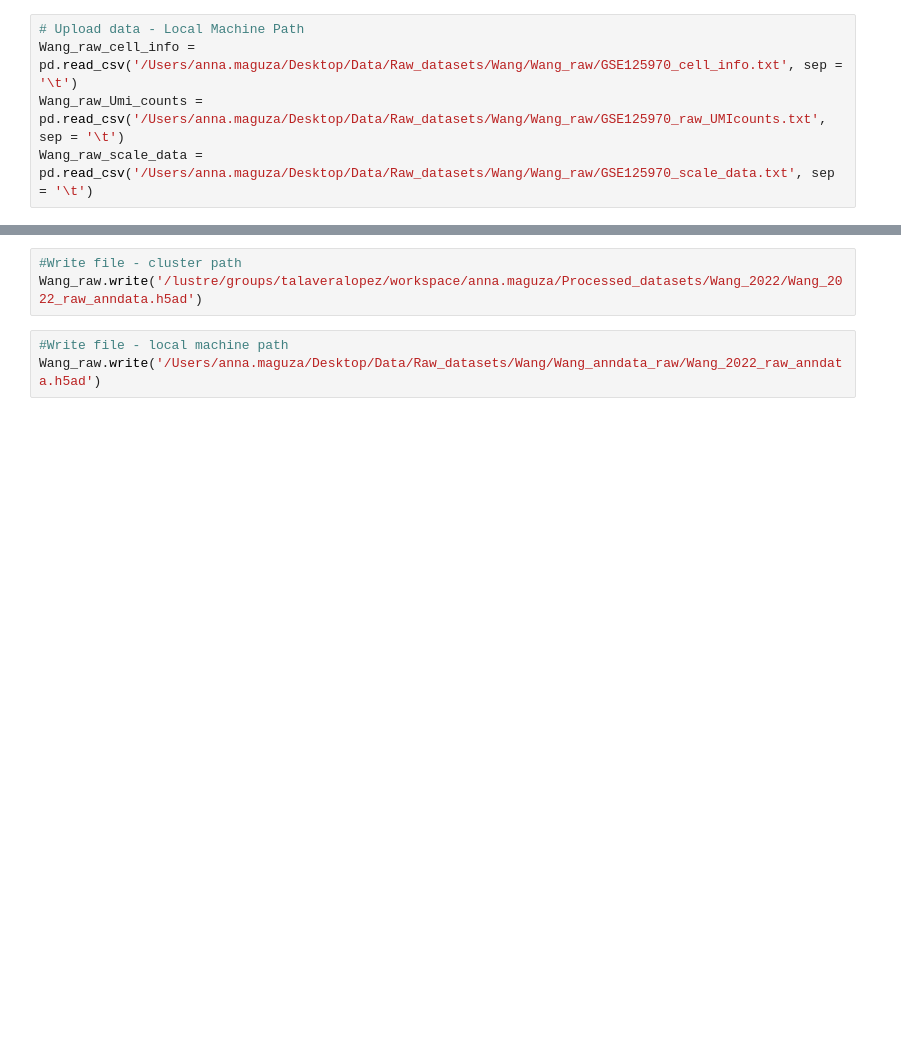
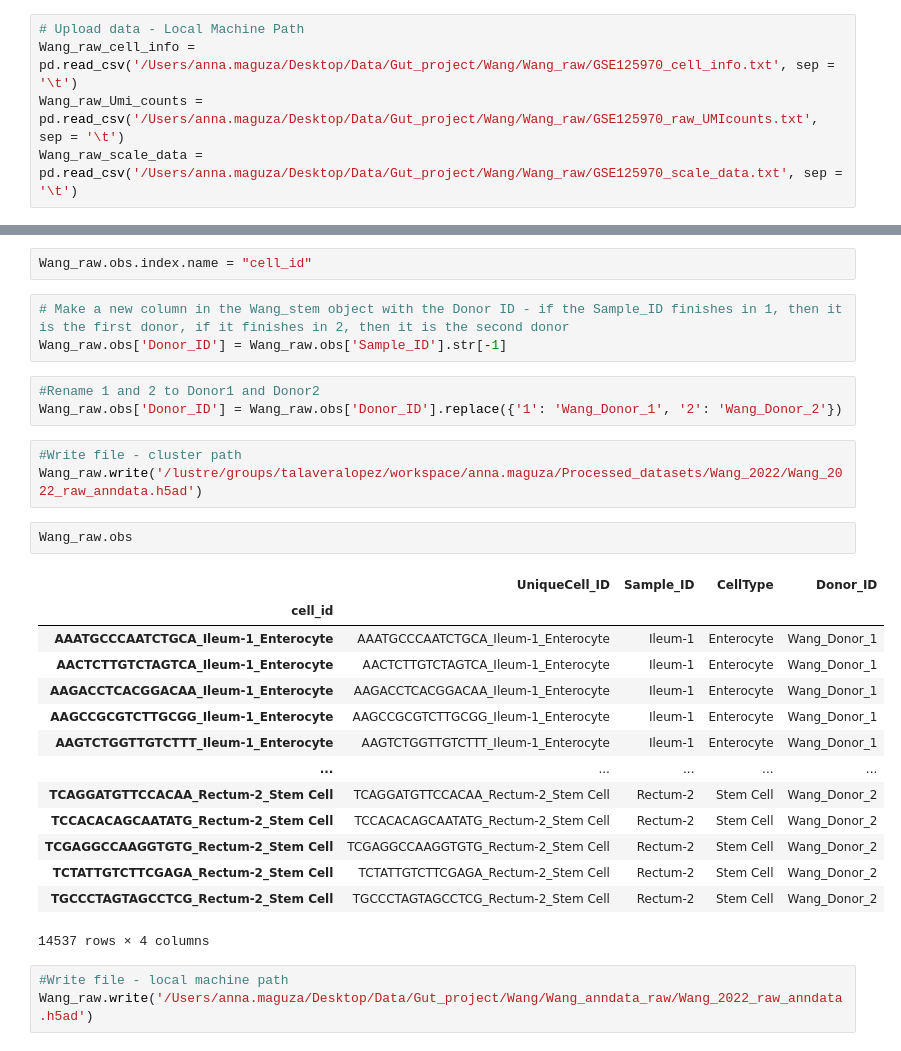
Before and after one commit to Talavera-Lopez-Lab/GCA_social_network, a Jupyter notebook: 1_data_preprocessing_and_QC/Wang_2020/Wang_2020.ipynb, the cells around one changed output, grey strips where cells are left out. Cells and saved outputs as stored; diff of their text form; blank space fills up the shorter version.

```diff
--- a/1_data_preprocessing_and_QC/Wang_2020/Wang_2020.ipynb
+++ b/1_data_preprocessing_and_QC/Wang_2020/Wang_2020.ipynb
@@ -175,9 +175,9 @@ Wang_raw_Umi_counts = pd.read_csv('/lustre/groups/talaveralopez/datasets/Anna_Ma
 Wang_raw_scale_data = pd.read_csv('/lustre/groups/talaveralopez/datasets/Anna_Maguza_Master_2023/Wang_2020_normal/Wang_raw/GSE125970_scale_data.txt', sep = '\t')
 # %%
 # Upload data - Local Machine Path
-Wang_raw_cell_info = pd.read_csv('/Users/anna.maguza/Desktop/Data/Raw_datasets/Wang/Wang_raw/GSE125970_cell_info.txt', sep = '\t')
-Wang_raw_Umi_counts = pd.read_csv('/Users/anna.maguza/Desktop/Data/Raw_datasets/Wang/Wang_raw/GSE125970_raw_UMIcounts.txt', sep = '\t')
-Wang_raw_scale_data = pd.read_csv('/Users/anna.maguza/Desktop/Data/Raw_datasets/Wang/Wang_raw/GSE125970_scale_data.txt', sep = '\t')
+Wang_raw_cell_info = pd.read_csv('/Users/anna.maguza/Desktop/Data/Gut_project/Wang/Wang_raw/GSE125970_cell_info.txt', sep = '\t')
+Wang_raw_Umi_counts = pd.read_csv('/Users/anna.maguza/Desktop/Data/Gut_project/Wang/Wang_raw/GSE125970_raw_UMIcounts.txt', sep = '\t')
+Wang_raw_scale_data = pd.read_csv('/Users/anna.maguza/Desktop/Data/Gut_project/Wang/Wang_raw/GSE125970_scale_data.txt', sep = '\t')
 # %%
 Genes = pd.DataFrame(Wang_raw_Umi_counts.iloc[:, 0])
 # %%
@@ -212,9 +212,34 @@ Genes.index = Genes['GENE']
 # %%
 #Create an anndata object
 Wang_raw = an.AnnData(X = Wang_raw_Umi_counts2, obs = Wang_raw_cell_info, var = Genes)
+# %%
+Wang_raw.obs.index.name = "cell_id"
+# %%
+# Make a new column in the Wang_stem object with the Donor ID - if the Sample_ID finishes in 1, then it is the first donor, if it finishes in 2, then it is the second donor
+Wang_raw.obs['Donor_ID'] = Wang_raw.obs['Sample_ID'].str[-1]
+# %%
+#Rename 1 and 2 to Donor1 and Donor2
+Wang_raw.obs['Donor_ID'] = Wang_raw.obs['Donor_ID'].replace({'1': 'Wang_Donor_1', '2': 'Wang_Donor_2'})
 # %%
 #Write file - cluster path
 Wang_raw.write('/lustre/groups/talaveralopez/workspace/anna.maguza/Processed_datasets/Wang_2022/Wang_2022_raw_anndata.h5ad')
+# %%
+Wang_raw.obs
+# %% [output]
+|  | UniqueCell_ID | Sample_ID | CellType | Donor_ID |
+| cell_id |  |  |  |  |
+| AAATGCCCAATCTGCA_Ileum-1_Enterocyte | AAATGCCCAATCTGCA_Ileum-1_Enterocyte | Ileum-1 | Enterocyte | Wang_Donor_1 |
+| AACTCTTGTCTAGTCA_Ileum-1_Enterocyte | AACTCTTGTCTAGTCA_Ileum-1_Enterocyte | Ileum-1 | Enterocyte | Wang_Donor_1 |
+| AAGACCTCACGGACAA_Ileum-1_Enterocyte | AAGACCTCACGGACAA_Ileum-1_Enterocyte | Ileum-1 | Enterocyte | Wang_Donor_1 |
+| AAGCCGCGTCTTGCGG_Ileum-1_Enterocyte | AAGCCGCGTCTTGCGG_Ileum-1_Enterocyte | Ileum-1 | Enterocyte | Wang_Donor_1 |
+| AAGTCTGGTTGTCTTT_Ileum-1_Enterocyte | AAGTCTGGTTGTCTTT_Ileum-1_Enterocyte | Ileum-1 | Enterocyte | Wang_Donor_1 |
+| ... | ... | ... | ... | ... |
+| TCAGGATGTTCCACAA_Rectum-2_Stem Cell | TCAGGATGTTCCACAA_Rectum-2_Stem Cell | Rectum-2 | Stem Cell | Wang_Donor_2 |
+| TCCACACAGCAATATG_Rectum-2_Stem Cell | TCCACACAGCAATATG_Rectum-2_Stem Cell | Rectum-2 | Stem Cell | Wang_Donor_2 |
+| TCGAGGCCAAGGTGTG_Rectum-2_Stem Cell | TCGAGGCCAAGGTGTG_Rectum-2_Stem Cell | Rectum-2 | Stem Cell | Wang_Donor_2 |
+| TCTATTGTCTTCGAGA_Rectum-2_Stem Cell | TCTATTGTCTTCGAGA_Rectum-2_Stem Cell | Rectum-2 | Stem Cell | Wang_Donor_2 |
+| TGCCCTAGTAGCCTCG_Rectum-2_Stem Cell | TGCCCTAGTAGCCTCG_Rectum-2_Stem Cell | Rectum-2 | Stem Cell | Wang_Donor_2 |
+14537 rows × 4 columns
 # %%
 #Write file - local machine path
-Wang_raw.write('/Users/anna.maguza/Desktop/Data/Raw_datasets/Wang/Wang_anndata_raw/Wang_2022_raw_anndata.h5ad')
+Wang_raw.write('/Users/anna.maguza/Desktop/Data/Gut_project/Wang/Wang_anndata_raw/Wang_2022_raw_anndata.h5ad')
```
Also changed, not shown: parts of 1 cell of this notebook.
